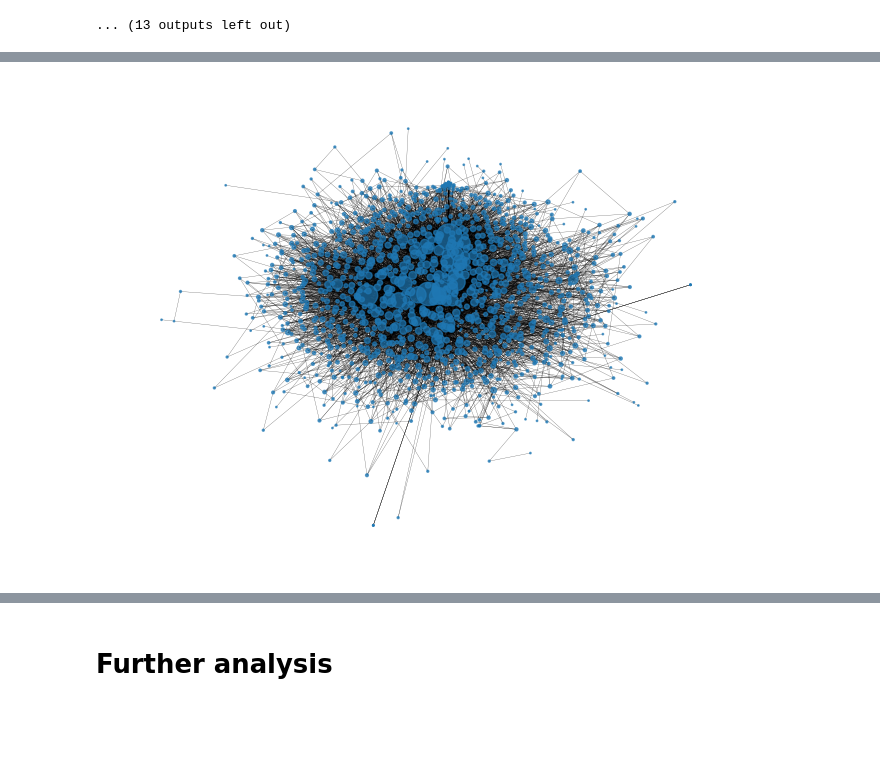
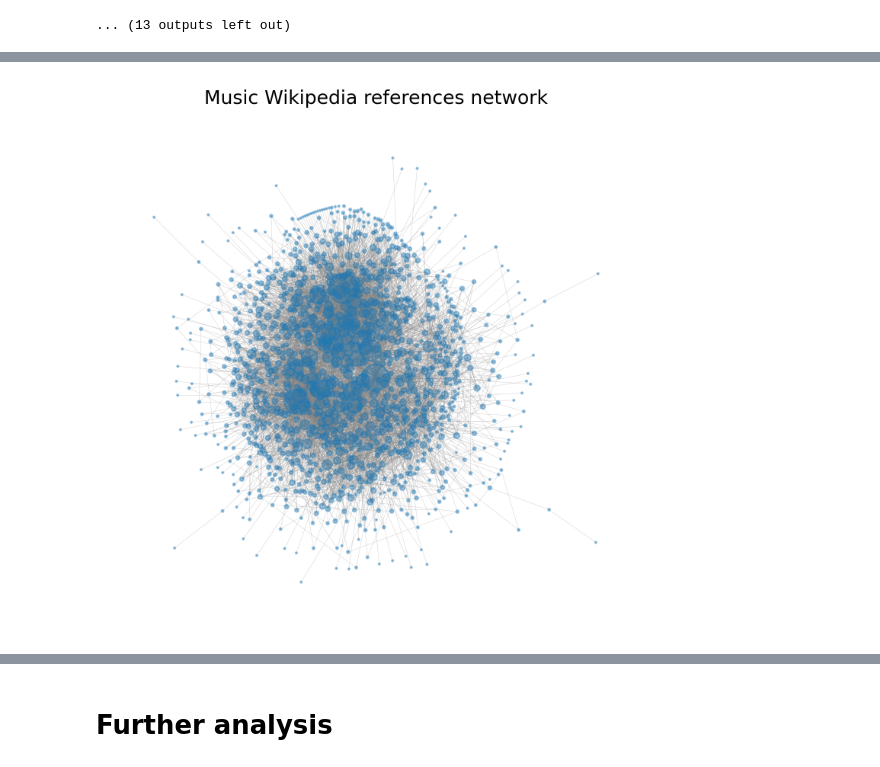
Before and after one commit to jakwisn/DTU-Social-Graphs-And-Interactions, a Jupyter notebook: Exploration__1.ipynb, the cells around one changed output, grey strips where cells are left out. Drawn from its saved outputs; the diff is of its cells as text; code cells hidden in the pictures; blank space fills up the shorter version.

```diff
--- a/Exploration__1.ipynb
+++ b/Exploration__1.ipynb
@@ -171,16 +164,29 @@ degrees = [G.degree[node] for node in G.nodes()]
-# %%
-nx.draw(G,
-        pos,
-       width = 0.2,
-       with_labels=False,
-       #node_color=color_map,
-       node_size = degrees,
-       #edge_color=edge_col,
-       alpha=0.7,
-    )
-# %% [output]
-[figure, removed]
 # %%
 nx.write_graphml(Di, 'directed.graphml')
 # %%
 nx.write_graphml(G, 'undirected.graphml')
+# %%
+G = nx.read_graphml('undirected.graphml')
+D = nx.read_graphml('directed.graphml')
+# %%
+pos = nx.kamada_kawai_layout(G,scale=5)
+degrees = [G.degree[node] for node in G.nodes()]
+# %%
+
+fig = plt.figure(1, figsize=(5, 5), dpi=300)
+
+plt.title('Music Wikipedia references network')
+nx.draw(G,
+        pos,
+       width = 0.2,
+       with_labels=False,
+       #node_color=color_map,
+       node_size = degrees,
+       edge_color='gray',
+       alpha=0.4,
+    )
+
+plt.tight_layout()
+plt.savefig("Graph.png", format="PNG")
+# %% [output]
+[figure, added]
```
Also changed, not shown: parts of 12 cells of this notebook.
